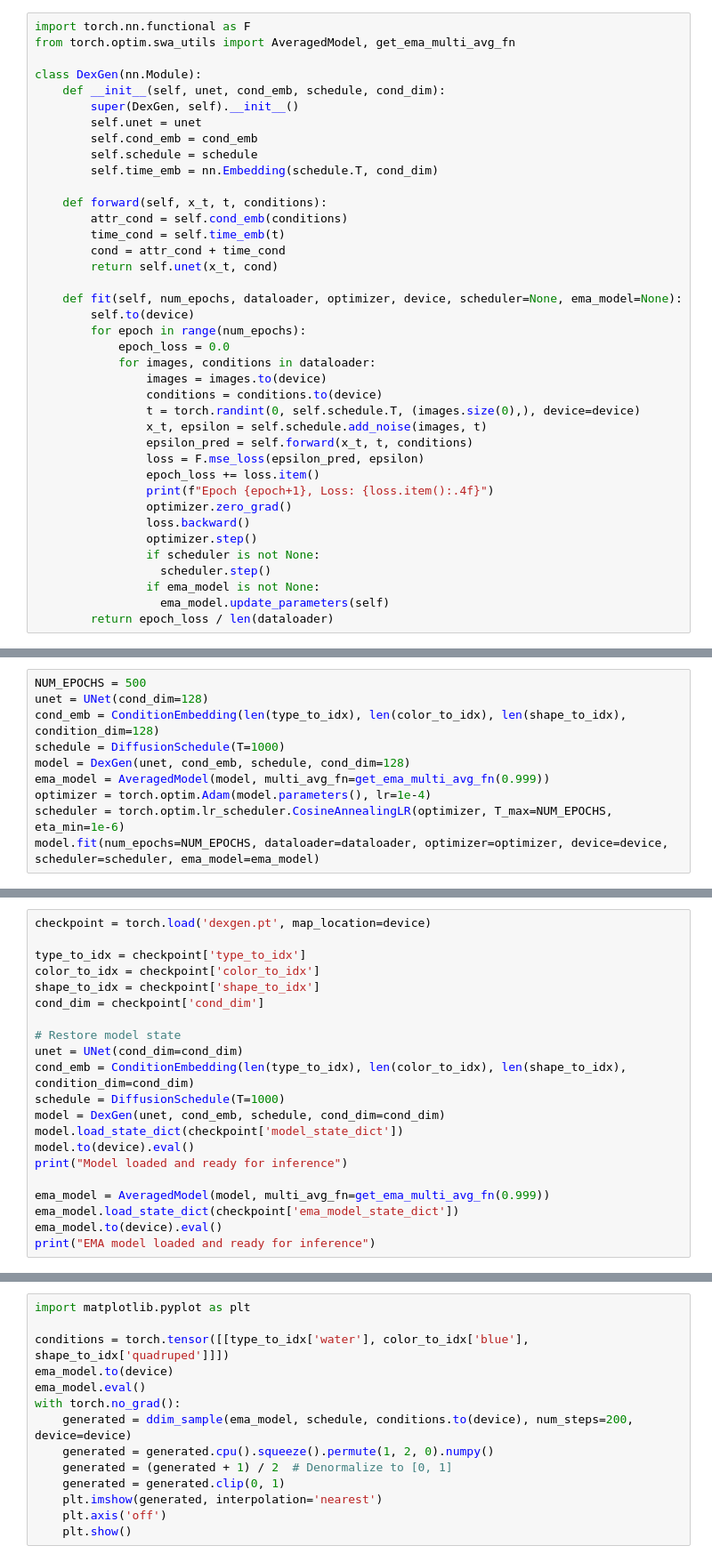
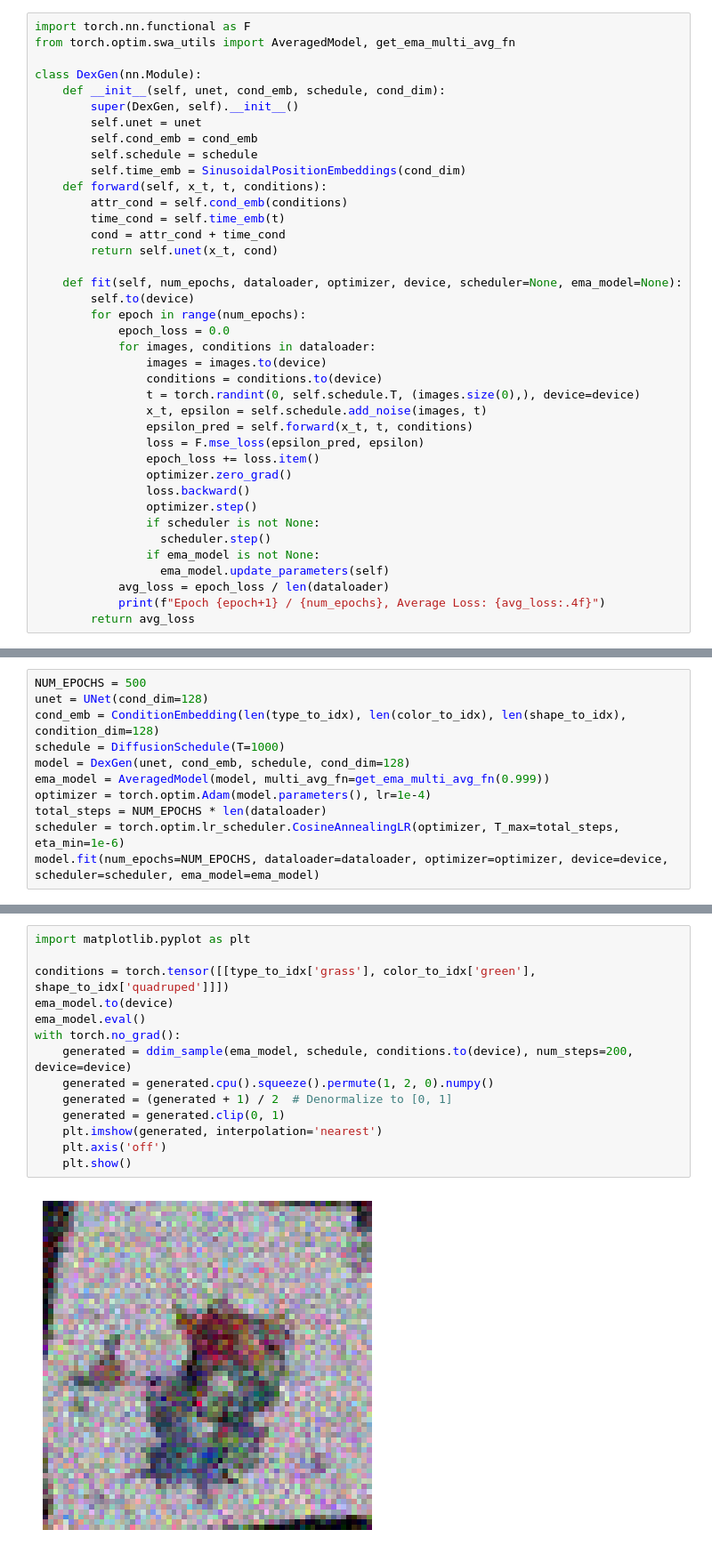
Before and after one commit to wayneyu-kellogg/dexgen, a Jupyter notebook: model_training.ipynb, the cells around one changed output, grey strips where cells are left out. Shown at 89% size. Cells and saved outputs as stored; diff of their text form.

```diff
--- a/model_training.ipynb
+++ b/model_training.ipynb
@@ -220,8 +280,7 @@ class DexGen(nn.Module):
         self.unet = unet
         self.cond_emb = cond_emb
         self.schedule = schedule
-        self.time_emb = nn.Embedding(schedule.T, cond_dim)
-
+        self.time_emb = SinusoidalPositionEmbeddings(cond_dim)
     def forward(self, x_t, t, conditions):
         attr_cond = self.cond_emb(conditions)
         time_cond = self.time_emb(t)
@@ -240,7 +299,6 @@ class DexGen(nn.Module):
                 epsilon_pred = self.forward(x_t, t, conditions)
                 loss = F.mse_loss(epsilon_pred, epsilon)
                 epoch_loss += loss.item()
-                print(f"Epoch {epoch+1}, Loss: {loss.item():.4f}")
                 optimizer.zero_grad()
                 loss.backward()
                 optimizer.step()
@@ -248,5 +306,7 @@ class DexGen(nn.Module):
                   scheduler.step()
                 if ema_model is not None:
                   ema_model.update_parameters(self)
-        return epoch_loss / len(dataloader)
+            avg_loss = epoch_loss / len(dataloader)
+            print(f"Epoch {epoch+1} / {num_epochs}, Average Loss: {avg_loss:.4f}")
+        return avg_loss
 # %%
@@ -283,5 +347,6 @@ schedule = DiffusionSchedule(T=1000)
 model = DexGen(unet, cond_emb, schedule, cond_dim=128)
 ema_model = AveragedModel(model, multi_avg_fn=get_ema_multi_avg_fn(0.999))
 optimizer = torch.optim.Adam(model.parameters(), lr=1e-4)
-scheduler = torch.optim.lr_scheduler.CosineAnnealingLR(optimizer, T_max=NUM_EPOCHS, eta_min=1e-6)
+total_steps = NUM_EPOCHS * len(dataloader)
+scheduler = torch.optim.lr_scheduler.CosineAnnealingLR(optimizer, T_max=total_steps, eta_min=1e-6)
 model.fit(num_epochs=NUM_EPOCHS, dataloader=dataloader, optimizer=optimizer, device=device, scheduler=scheduler, ema_model=ema_model)
@@ -288,24 +371,3 @@ model.fit(num_epochs=NUM_EPOCHS, dataloader=dataloader, optimizer=optimizer, dev
-# %%
-checkpoint = torch.load('dexgen.pt', map_location=device)
-
-type_to_idx = checkpoint['type_to_idx']
-color_to_idx = checkpoint['color_to_idx']
-shape_to_idx = checkpoint['shape_to_idx']
-cond_dim = checkpoint['cond_dim']
-
-# Restore model state
-unet = UNet(cond_dim=cond_dim)
-cond_emb = ConditionEmbedding(len(type_to_idx), len(color_to_idx), len(shape_to_idx), condition_dim=cond_dim)
-schedule = DiffusionSchedule(T=1000)
-model = DexGen(unet, cond_emb, schedule, cond_dim=cond_dim)
-model.load_state_dict(checkpoint['model_state_dict'])
-model.to(device).eval()
-print("Model loaded and ready for inference")
-
-ema_model = AveragedModel(model, multi_avg_fn=get_ema_multi_avg_fn(0.999))
-ema_model.load_state_dict(checkpoint['ema_model_state_dict'])
-ema_model.to(device).eval()
-print("EMA model loaded and ready for inference")
 # %%
 def ddim_sample(model, schedule, conditions, num_steps, device):
     num_steps = [schedule.T-1 - i * (schedule.T // num_steps) for i in range(num_steps)]
@@ -325,17 +387,19 @@ def ddim_sample(model, schedule, conditions, num_steps, device):
 # %%
 import matplotlib.pyplot as plt
 
-conditions = torch.tensor([[type_to_idx['water'], color_to_idx['blue'], shape_to_idx['quadruped']]])
+conditions = torch.tensor([[type_to_idx['grass'], color_to_idx['green'], shape_to_idx['quadruped']]])
 ema_model.to(device)
 ema_model.eval()
 with torch.no_grad():
     generated = ddim_sample(ema_model, schedule, conditions.to(device), num_steps=200, device=device)
     generated = generated.cpu().squeeze().permute(1, 2, 0).numpy()
     generated = (generated + 1) / 2  # Denormalize to [0, 1]
     generated = generated.clip(0, 1)
     plt.imshow(generated, interpolation='nearest')
     plt.axis('off')
     plt.show()
+# %% [output]
+[figure, added]
 # %%
 torch.save({
     'model_state_dict': model.state_dict(),
```
Also changed, not shown: parts of 14 cells of this notebook.
